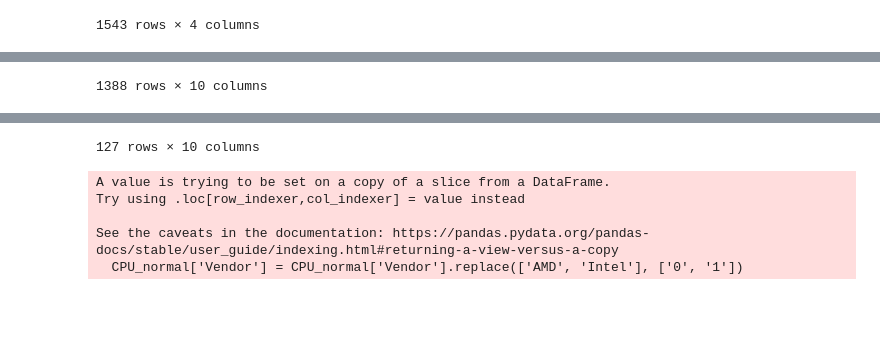
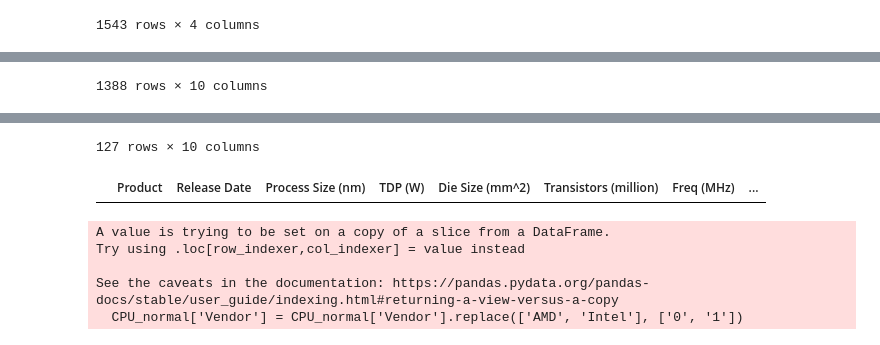
Before and after one commit to Yuchen-PLB/ECS171-FP, a Jupyter notebook: Clustering.ipynb, the cells around one changed output, grey strips where cells are left out. Saved outputs shown, nothing was run; the diff lists cells and outputs as text; code cells hidden in the pictures; blank space fills up the shorter version.

```diff
--- a/Clustering.ipynb
+++ b/Clustering.ipynb
@@ -628,12 +628,14 @@ CPU_w['labels'] = c
 x=CPU_w.loc[CPU_w['labels']==0]
 y=CPU_w.loc[CPU_w['labels']==1]
 z=CPU_w.loc[CPU_w['labels']==2]
+a=CPU_w.loc[CPU_w['labels']==3]
 
 true = len(x.loc[x['Vendor']==str(1)])+len(y.loc[y['Vendor']==str(0)])
 accuracy = true/len(CPU_w)
 display(x)
 display(y)
-z
+display(z)
+a
 # %% [output]
 |  | Product | Release Date | Process Size (nm) | TDP (W) | Die Size (mm^2) | Transistors (million) | Freq (MHz) | ... |
 | 0 | AMD Athlon 64 3500+ | 7.221461 | 65.0 | 45.0 | 77.0 | 122.0 | 2200.0 | ... |
@@ -651,33 +653,34 @@ z
 |  | Product | Release Date | Process Size (nm) | TDP (W) | Die Size (mm^2) | Transistors (million) | Freq (MHz) | ... |
 | 64 | AMD Ryzen 9 5900HX | 21.11621 | 7.0 | 45.0 | 156.0 | 9800.0 | 3300.0 | ... |
 | 90 | AMD Ryzen 5 5500U | 21.11621 | 7.0 | 25.0 | 156.0 | 9800.0 | 2100.0 | ... |
 | 132 | AMD Ryzen 5 4600U | 20.099772 | 7.0 | 25.0 | 156.0 | 9800.0 | 2100.0 | ... |
 | 133 | AMD Ryzen Threadripper 2970WX | 18.838813 | 12.0 | 250.0 | 213.0 | 19200.0 | 3000.0 | ... |
 | 234 | AMD Ryzen Threadripper 1900X | 17.751598 | 14.0 | 125.0 | 213.0 | 9600.0 | 3800.0 | ... |
 | 330 | AMD Ryzen 7 4700U | 20.099772 | 7.0 | 25.0 | 156.0 | 9800.0 | 1800.0 | ... |
 | 502 | AMD Ryzen Threadripper 1920X | 17.694064 | 14.0 | 180.0 | 213.0 | 9600.0 | 3500.0 | ... |
 | 636 | AMD Ryzen Threadripper 1940 | 17.662785 | 14.0 | 180.0 | 213.0 | 9600.0 | 3200.0 | ... |
 | 684 | AMD Ryzen Threadripper 1950X | 17.694064 | 14.0 | 180.0 | 213.0 | 9600.0 | 3400.0 | ... |
 | 742 | AMD Ryzen Threadripper 1940X | 17.662785 | 14.0 | 180.0 | 213.0 | 9600.0 | 3500.0 | ... |
 | ... | ... | ... | ... | ... | ... | ... | ... | ... |
 | 1998 | AMD Ryzen Threadripper 2950X | 18.702283 | 12.0 | 180.0 | 213.0 | 19200.0 | 3500.0 | ... |
 | 2033 | AMD Ryzen 5 4500U | 20.099772 | 7.0 | 25.0 | 156.0 | 9800.0 | 2300.0 | ... |
 | 2127 | AMD Ryzen 5 4600H | 20.099772 | 7.0 | 54.0 | 156.0 | 9800.0 | 3000.0 | ... |
 | 2146 | AMD Ryzen 9 5980HS | 21.11621 | 7.0 | 35.0 | 156.0 | 9800.0 | 3000.0 | ... |
 | 2188 | AMD Ryzen 9 4900H | 20.293836 | 7.0 | 54.0 | 156.0 | 9800.0 | 3300.0 | ... |
 |  | Product | Release Date | Process Size (nm) | TDP (W) | Die Size (mm^2) | Transistors (million) | Freq (MHz) | ... |
 | 1 | AMD Athlon 200GE | 18.766438 | 14.0 | 35.0 | 192.0 | 4800.0 | 3200.0 | ... |
 | 27 | AMD EPYC 7371 | 18.960502 | 14.0 | 170.0 | 213.0 | 4800.0 | 3100.0 | ... |
 | 31 | AMD EPYC 7501 | 17.579452 | 14.0 | 170.0 | 213.0 | 4800.0 | 2000.0 | ... |
 | 35 | Intel Xeon Phi 7120A | 14.349772 | 22.0 | 300.0 | 350.0 | 5000.0 | 1238.0 | ... |
 | 48 | AMD Ryzen 5 1400 | 17.36347 | 14.0 | 65.0 | 192.0 | 4800.0 | 3200.0 | ... |
 | ... | ... | ... | ... | ... | ... | ... | ... | ... |
 | 2116 | AMD EPYC 7352 | 19.685845 | 7.0 | 155.0 | 74.0 | 3800.0 | 2400.0 | ... |
 | 2123 | AMD Ryzen 3 3300U | 19.099772 | 12.0 | 15.0 | 210.0 | 4940.0 | 2100.0 | ... |
 | 2151 | AMD EPYC 7351 | 17.579452 | 14.0 | 170.0 | 213.0 | 4800.0 | 2400.0 | ... |
 | 2154 | AMD Ryzen 7 2700X 50th Anniversary | 19.412785 | 12.0 | 105.0 | 192.0 | 4800.0 | 3700.0 | ... |
 | 2180 | AMD EPYC 7262 | 19.685845 | 7.0 | 155.0 | 74.0 | 3800.0 | 3100.0 | ... |
 127 rows × 10 columns
+|  | Product | Release Date | Process Size (nm) | TDP (W) | Die Size (mm^2) | Transistors (million) | Freq (MHz) | ... |
 # %%
 CPU_normal['Vendor'] = CPU_normal['Vendor'].replace(['AMD', 'Intel'], ['0', '1'])
 #GPU_normal['Vendor'] = GPU_normal['Vendor'].replace(['AMD', 'Intel', 'Other', 'NVIDIA', 'ATI'], ['0', '1','2','3','4'])
```
Also changed, not shown: parts of 5 cells of this notebook.
